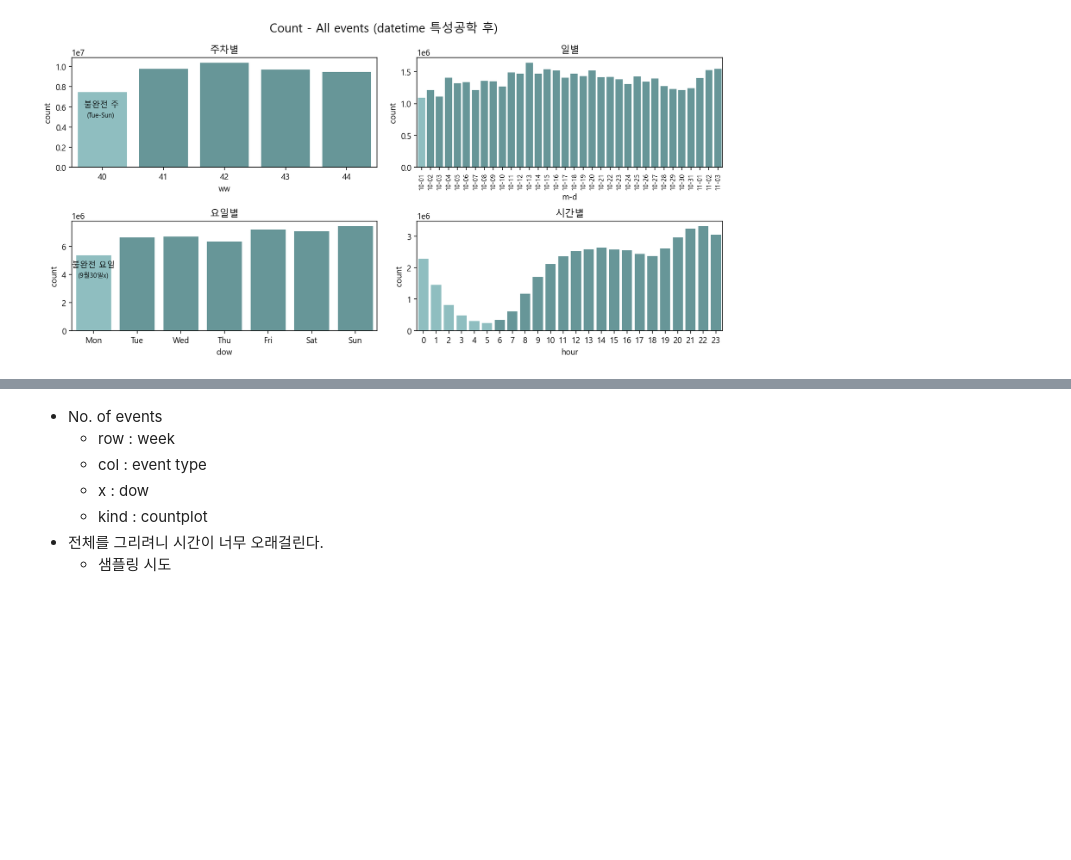
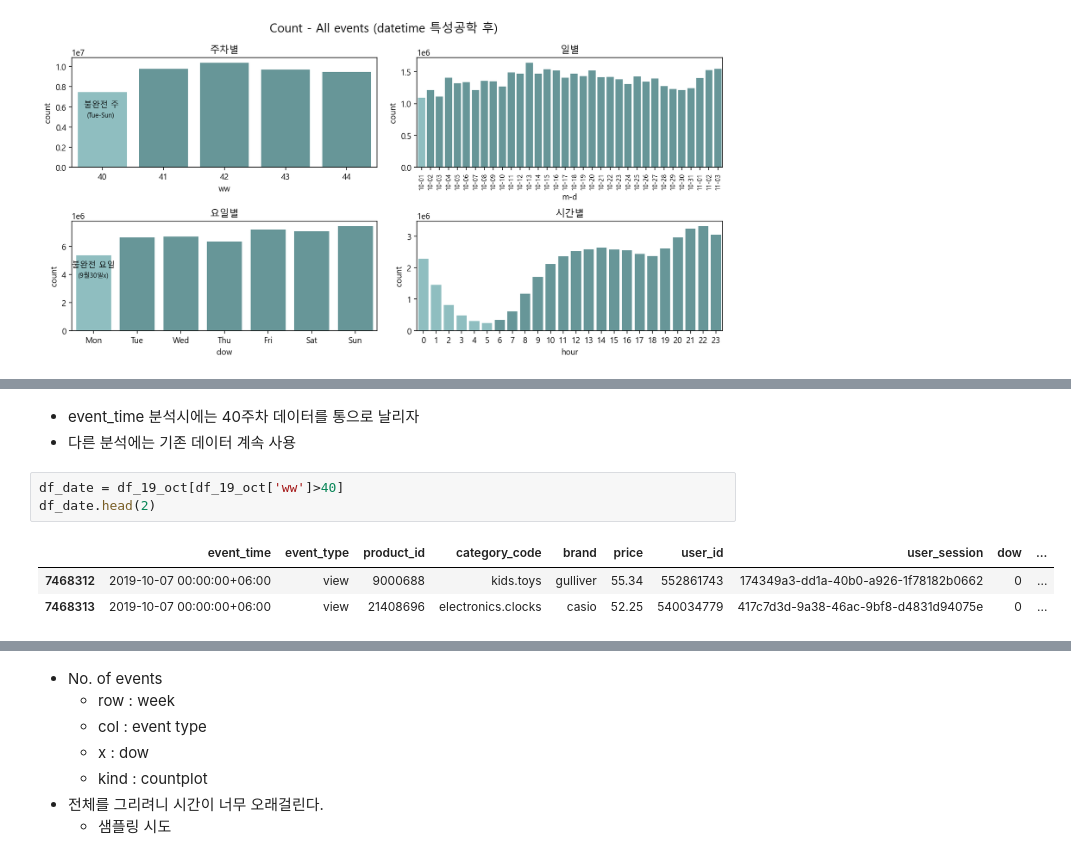
Before and after one commit to jayblue27/portfolio, a Jupyter notebook: kaggle_ecommerce/note_rebuild.ipynb, the cells around one changed output, grey strips where cells are left out. Drawn from its saved outputs; the diff is of its cells as text; blank space fills up the shorter version.

```diff
--- a/kaggle_ecommerce/note_rebuild.ipynb
+++ b/kaggle_ecommerce/note_rebuild.ipynb
@@ -642,0 +650,10 @@ plt.show()
+# %% [markdown]
+- event_time 분석시에는 40주차 데이터를 통으로 날리자
+- 다른 분석에는 기존 데이터 계속 사용
+# %%
+df_date = df_19_oct[df_19_oct['ww']>40]
+df_date.head(2)
+# %% [output]
+|  | event_time | event_type | product_id | category_code | brand | price | user_id | user_session | dow | ... |
+| 7468312 | 2019-10-07 00:00:00+06:00 | view | 9000688 | kids.toys | gulliver | 55.34 | 552861743 | 174349a3-dd1a-40b0-a926-1f78182b0662 | 0 | ... |
+| 7468313 | 2019-10-07 00:00:00+06:00 | view | 21408696 | electronics.clocks | casio | 52.25 | 540034779 | 417c7d3d-9a38-46ac-9bf8-d4831d94075e | 0 | ... |
```
Also changed, not shown: parts of 34 cells of this notebook.
